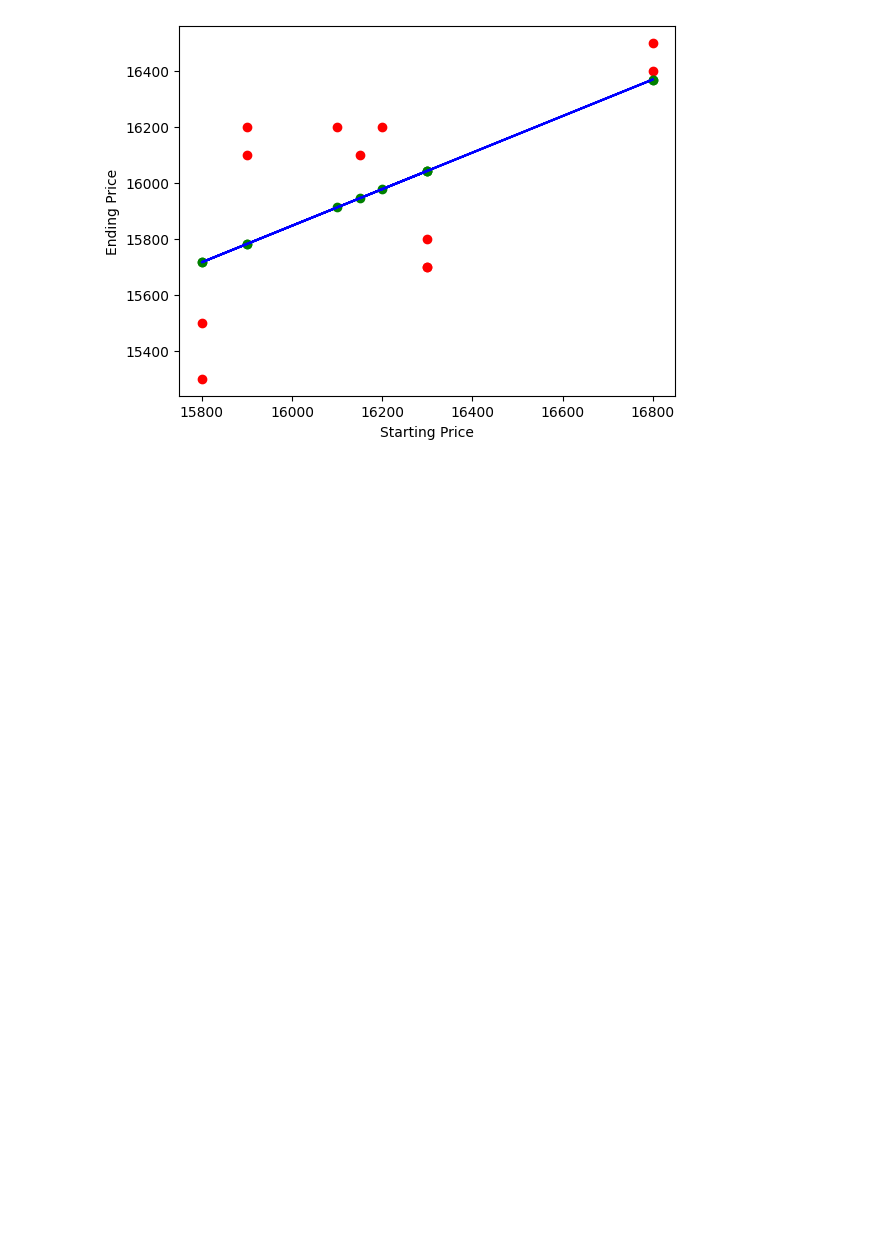
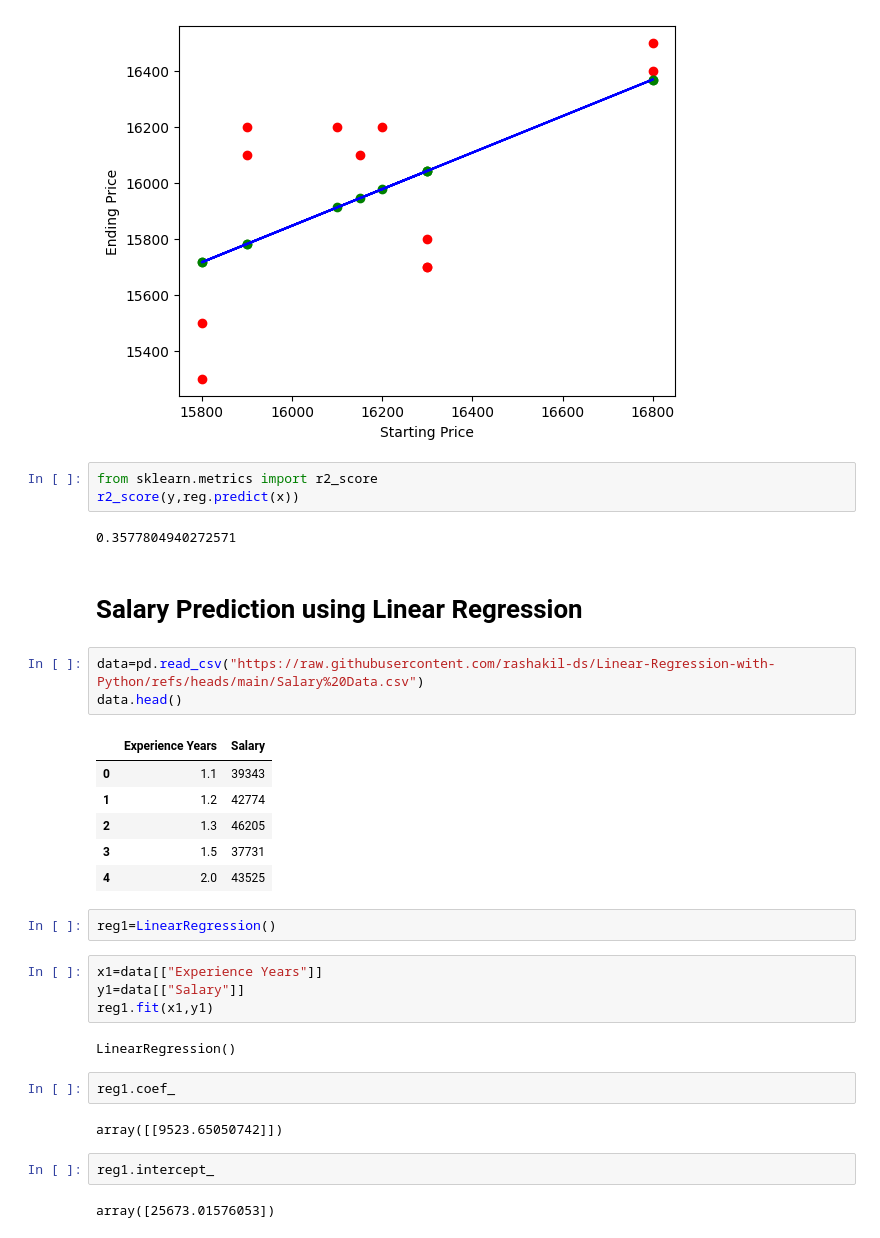
Before and after one commit to MottuqeBrid/learn-pandas, a Jupyter notebook: 4 scikit-learn.ipynb, the cells around one changed output. Cells and saved outputs as stored; diff of their text form; blank space fills up the shorter version.

Commit message:
Add initial salary data CSV file with experience and salary information

```diff
--- a/4 scikit-learn.ipynb
+++ b/4 scikit-learn.ipynb
@@ -130,3 +130,36 @@ plt.ylabel("Ending Price")
 # %% [output]
 Text(0, 0.5, 'Ending Price')
 [figure]
+# %%
+from sklearn.metrics import r2_score
+r2_score(y,reg.predict(x))
+# %% [output]
+0.3577804940272571
+# %% [markdown]
+# Salary Prediction using Linear Regression
+# %%
+data=pd.read_csv("https://raw.githubusercontent.com/rashakil-ds/Linear-Regression-with-Python/refs/heads/main/Salary%20Data.csv")
+data.head()
+# %% [output]
+|  | Experience Years | Salary |
+| 0 | 1.1 | 39343 |
+| 1 | 1.2 | 42774 |
+| 2 | 1.3 | 46205 |
+| 3 | 1.5 | 37731 |
+| 4 | 2.0 | 43525 |
+# %%
+reg1=LinearRegression()
+# %%
+x1=data[["Experience Years"]]
+y1=data[["Salary"]]
+reg1.fit(x1,y1)
+# %% [output]
+LinearRegression()
+# %%
+reg1.coef_
+# %% [output]
+array([[9523.65050742]])
+# %%
+reg1.intercept_
+# %% [output]
+array([25673.01576053])
```
Also changed, not shown: parts of 1 cell of this notebook, 3 other files.
